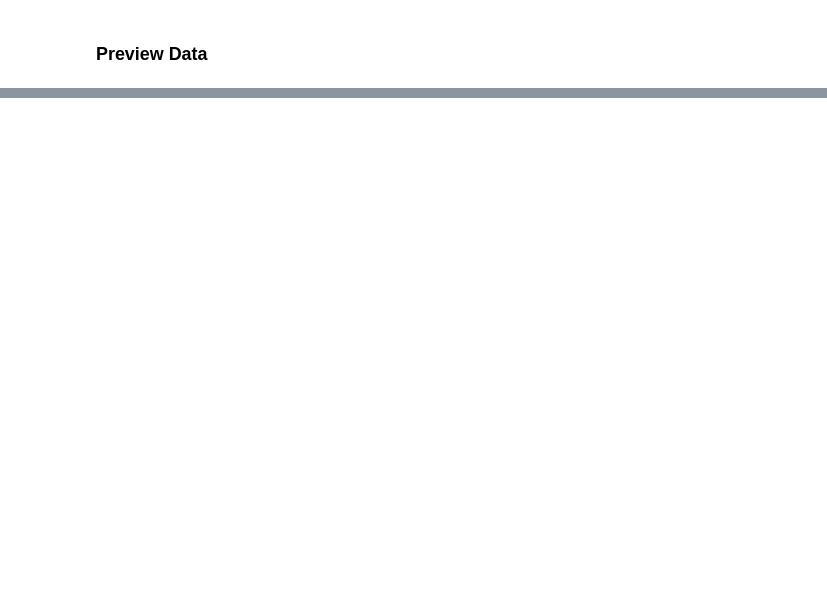
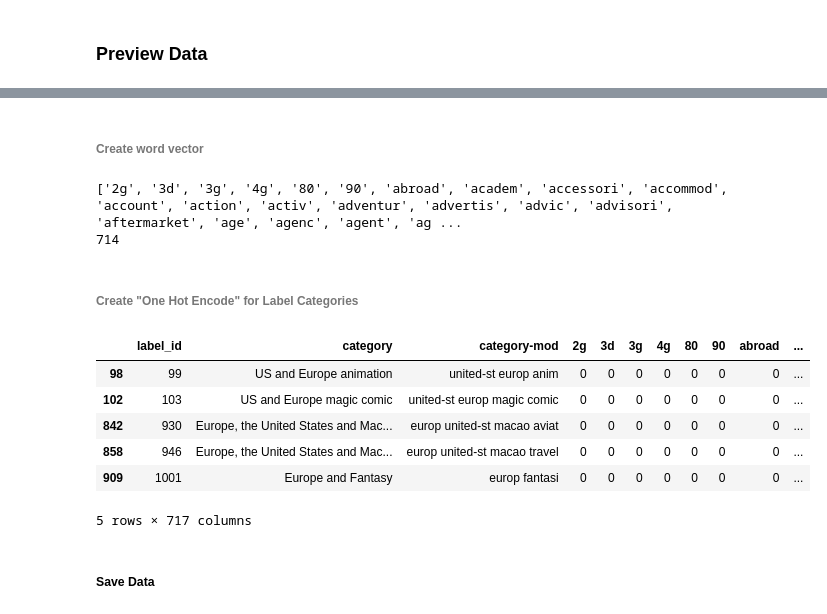
Before and after one commit to wlee0515/Application_Criteria_Generator, a Jupyter notebook: Application_Criteria_Generator/Code/DataPrep/Data Wrangling & Cleaning.ipynb, the cells around one changed output, grey strips where cells are left out. Drawn from its saved outputs; the diff is of its cells as text; code cells hidden in the pictures; blank space fills up the shorter version.

```diff
--- a/Application_Criteria_Generator/Code/DataPrep/Data Wrangling & Cleaning.ipynb
+++ b/Application_Criteria_Generator/Code/DataPrep/Data Wrangling & Cleaning.ipynb
@@ -140,0 +212,6 @@ df_app_events.head(10)
+# %%
+print("<df_app_label> Number of rows prior <unknown> category removal : {0}".format(len(df_label_categories)))
+
+df_label_categories = df_label_categories[(df_label_categories["category"] != "") & (df_label_categories["category"] != "NaN") & (df_label_categories["category"] != "unknown")]
+
+print("<df_app_label> Number of rows after <unknown> category removal : {0}".format(len(df_label_categories)))
@@ -140,0 +406,42 @@ df_app_events.head(10)
+# %% [markdown]
+###### Create word vector
+# %%
+list_of_labels = df_trans_label_categories["category-mod"].tolist()
+list_of_words = []
+for label in list_of_labels:
+    wordbag = label.split(" ")
+    for word in wordbag:
+        if word == "":
+            continue
+        if not word in list_of_words:
+            list_of_words.append(word)
+list_of_words.sort()
+print(list_of_words)
+print(len(list_of_words))
+# %% [output]
+['2g', '3d', '3g', '4g', '80', '90', 'abroad', 'academ', 'accessori', 'accommod', 'account', 'action', 'activ', 'adventur', 'advertis', 'advic', 'advisori', 'aftermarket', 'age', 'agenc', 'agent', 'ag ...
+714
+# %% [markdown]
+###### Create "One Hot Encode" for Label Categories
+# %%
+for word in list_of_words:
+    df_trans_label_categories[word] = 0
+
+for index, row in df_trans_label_categories.iterrows():
+    wordbag = row["category-mod"].split(" ")
+    for word in wordbag:
+        if word in list_of_words:
+            df_trans_label_categories.at[index, word] = 1
+# %%
+# test transformation
+df_trans_label_categories[(df_trans_label_categories["europ"]==1)]
+# %% [output]
+|  | label_id | category | category-mod | 2g | 3d | 3g | 4g | 80 | 90 | abroad | ... |
+| 98 | 99 | US and Europe animation | united-st europ anim | 0 | 0 | 0 | 0 | 0 | 0 | 0 | ... |
+| 102 | 103 | US and Europe magic comic | united-st europ magic comic | 0 | 0 | 0 | 0 | 0 | 0 | 0 | ... |
+| 842 | 930 | Europe, the United States and Mac... | europ united-st macao aviat | 0 | 0 | 0 | 0 | 0 | 0 | 0 | ... |
+| 858 | 946 | Europe, the United States and Mac... | europ united-st macao travel | 0 | 0 | 0 | 0 | 0 | 0 | 0 | ... |
+| 909 | 1001 | Europe and Fantasy | europ fantasi | 0 | 0 | 0 | 0 | 0 | 0 | 0 | ... |
+5 rows × 717 columns
+# %% [markdown]
+##### Save Data
```
Also changed, not shown: parts of 65 cells of this notebook.
